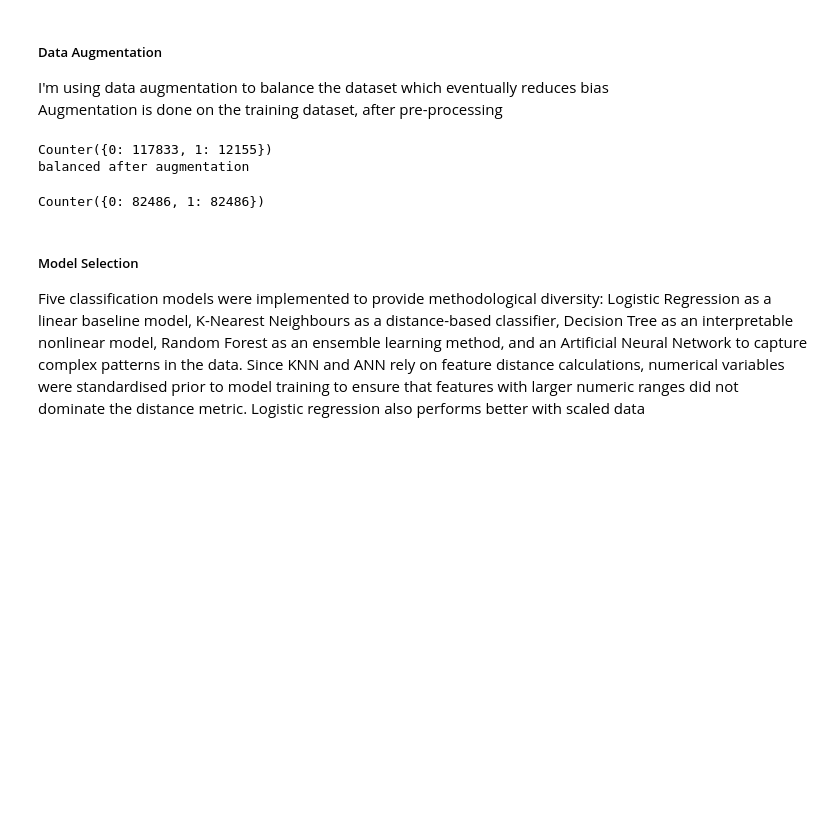
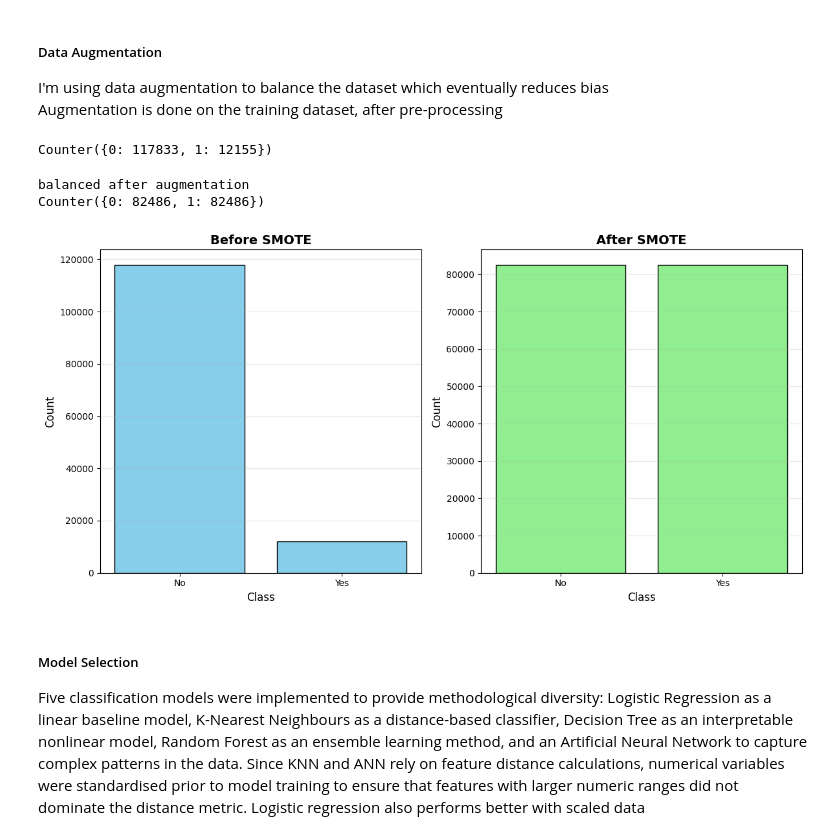
Before and after one commit to leonardsangoroh/AIFoundations, a Jupyter notebook: AssessmentOne/heart-attack-prediction-assignment.ipynb, the cells around one changed output. Cells and saved outputs as stored; diff of their text form; code cells hidden in the pictures; blank space fills up the shorter version.

Commit message:
add: before SMOTE & after SMOTE visualization

```diff
--- a/AssessmentOne/heart-attack-prediction-assignment.ipynb
+++ b/AssessmentOne/heart-attack-prediction-assignment.ipynb
@@ -434,14 +434,44 @@ Augmentation is done on the training dataset, after pre-processing
 # %%
 count = Counter(y)
 print(count)
 oversample = SMOTE()
 X_train_sm, Y_train_sm = oversample.fit_resample(X_train_scaled, Y_train)
 print("balanced after augmentation")
 print(Counter(Y_train_sm))
+
+# Data distribution before SMOTE
+count_before = count
+# Data distribution after SMOTE
+count_after = Counter(Y_train_sm)
+
+# Plotting the distributions
+fig, ax = plt.subplots(1, 2, figsize=(12, 6))
+
+# Before SMOTE
+ax[0].bar(count_before.keys(), count_before.values(), color='skyblue', edgecolor='black')
+ax[0].set_title("Before SMOTE", fontsize=14, fontweight='bold')
+ax[0].set_xlabel("Class", fontsize=12)
+ax[0].set_ylabel("Count", fontsize=12)
+ax[0].set_xticks([0, 1])
+ax[0].set_xticklabels(['No', 'Yes'])
+ax[0].grid(axis='y', alpha=0.3)
+
+# After SMOTE
+ax[1].bar(count_after.keys(), count_after.values(), color='lightgreen', edgecolor='black')
+ax[1].set_title("After SMOTE", fontsize=14, fontweight='bold')
+ax[1].set_xlabel("Class", fontsize=12)
+ax[1].set_ylabel("Count", fontsize=12)
+ax[1].set_xticks([0, 1])
+ax[1].set_xticklabels(['No', 'Yes'])
+ax[1].grid(axis='y', alpha=0.3)
+
+plt.tight_layout()
+plt.show()
 # %% [output]
 Counter({0: 117833, 1: 12155})
-balanced after augmentation
+balanced after augmentation
 Counter({0: 82486, 1: 82486})
+[figure, added]
 # %% [markdown]
 ##### Model Selection
 Five classification models were implemented to provide methodological diversity: Logistic Regression as a linear baseline model, K-Nearest Neighbours as a distance-based classifier, Decision Tree as an interpretable nonlinear model, Random Forest as an ensemble learning method, and an Artificial Neural Network to capture complex patterns in the data.
```
Also changed, not shown: parts of 15 cells of this notebook.
